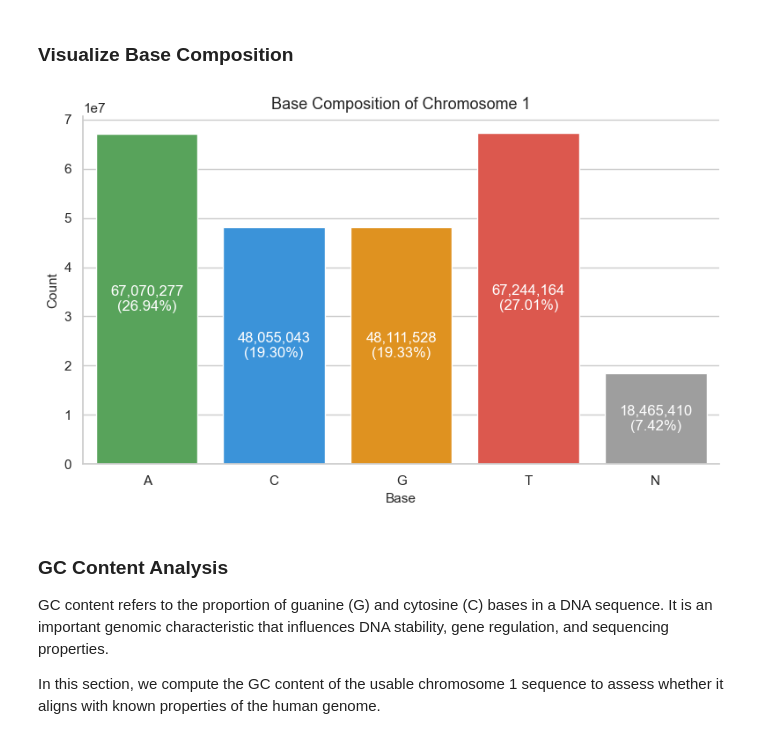
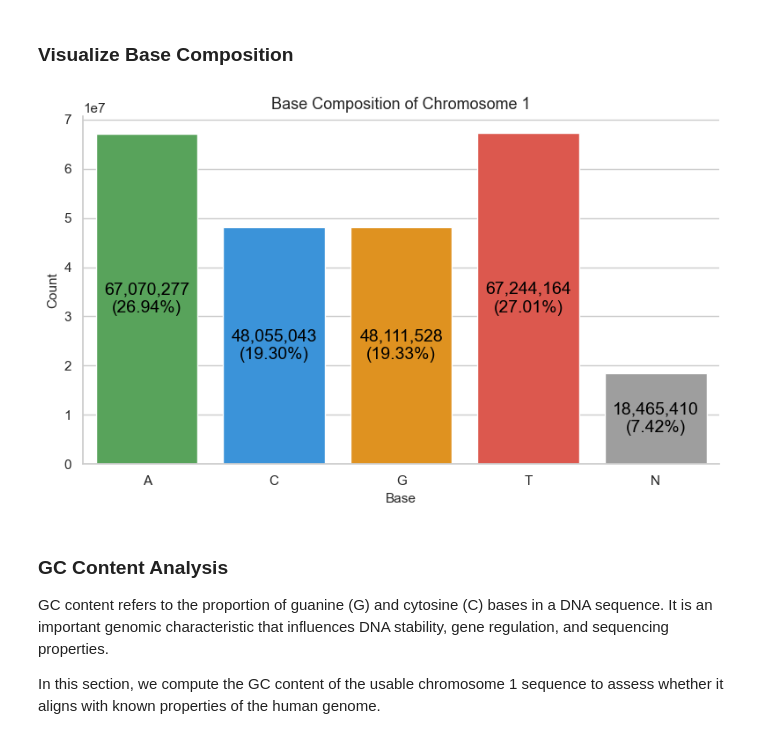
Before and after one commit to rjholik/DNA-Promoter-Prediction-CNN-Transformers, a Jupyter notebook: notebooks/01_data_exploration.ipynb, the cells around one changed output. Drawn from its saved outputs; the diff is of its cells as text; code cells hidden in the pictures.

```diff
--- a/notebooks/01_data_exploration.ipynb
+++ b/notebooks/01_data_exploration.ipynb
@@ -155,36 +155,36 @@ palette = {
 
 ax = sns.barplot(
     data=df,
     x="Base",
     y="Count",
     hue="Base",          # assign hue
     palette=palette,
     legend=False         # avoid duplicate legend
 )
 
 plt.title("Base Composition of Chromosome 1", fontsize=13)
 plt.xlabel("Base", fontsize=11)
 plt.ylabel("Count", fontsize=11)
 
 # Add labels inside bars
 for i, row in df.iterrows():
     ax.text(
         i,
         row["Count"] * 0.5,
         f"{int(row['Count']):,}\n({row['Percentage']:.2f}%)",
         ha="center",
         va="center",
-        color="white",
-        fontsize=12
+        color="black",
+        fontsize=14
     )
 
 # Clean up spines
 sns.despine()
 
 plt.tight_layout()
 plt.show()
 # %% [output]
-[figure, old version]
+[figure, new version]
 # %% [markdown]
 ### GC Content Analysis
 
```
Also changed, not shown: parts of 5 cells of this notebook, 1 other file.
